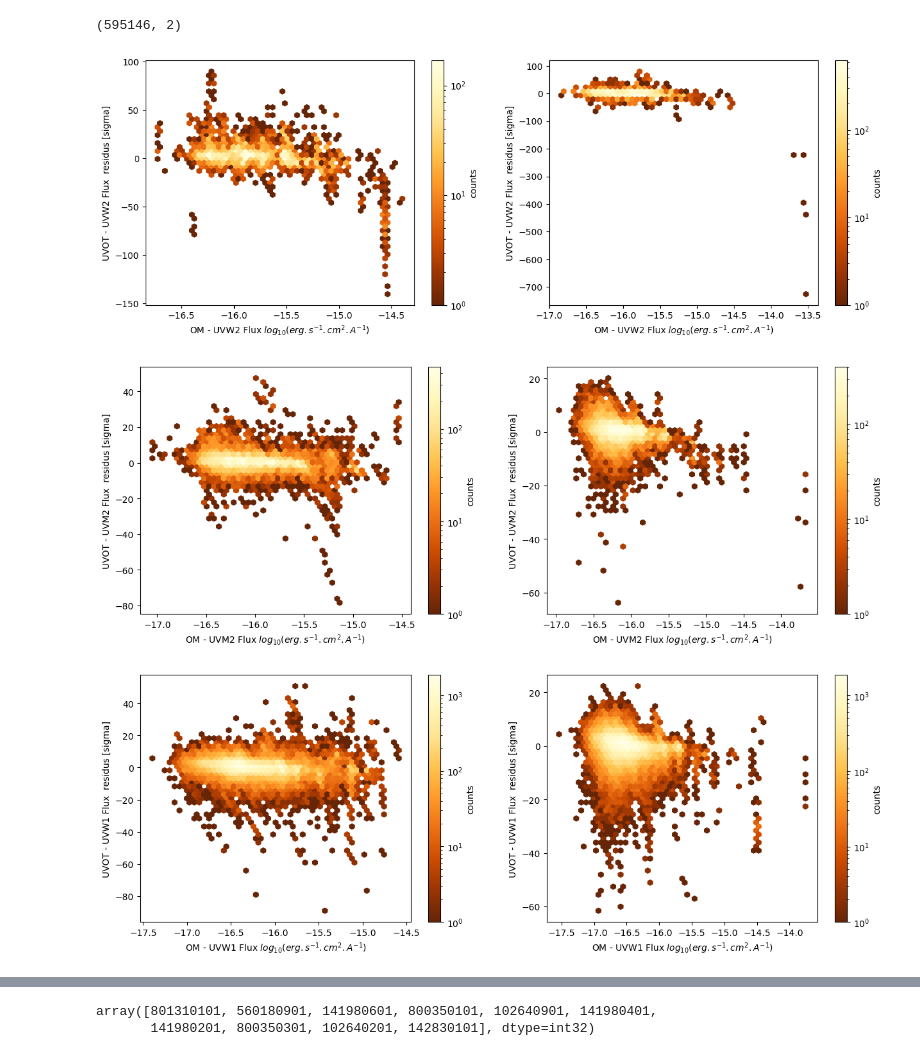
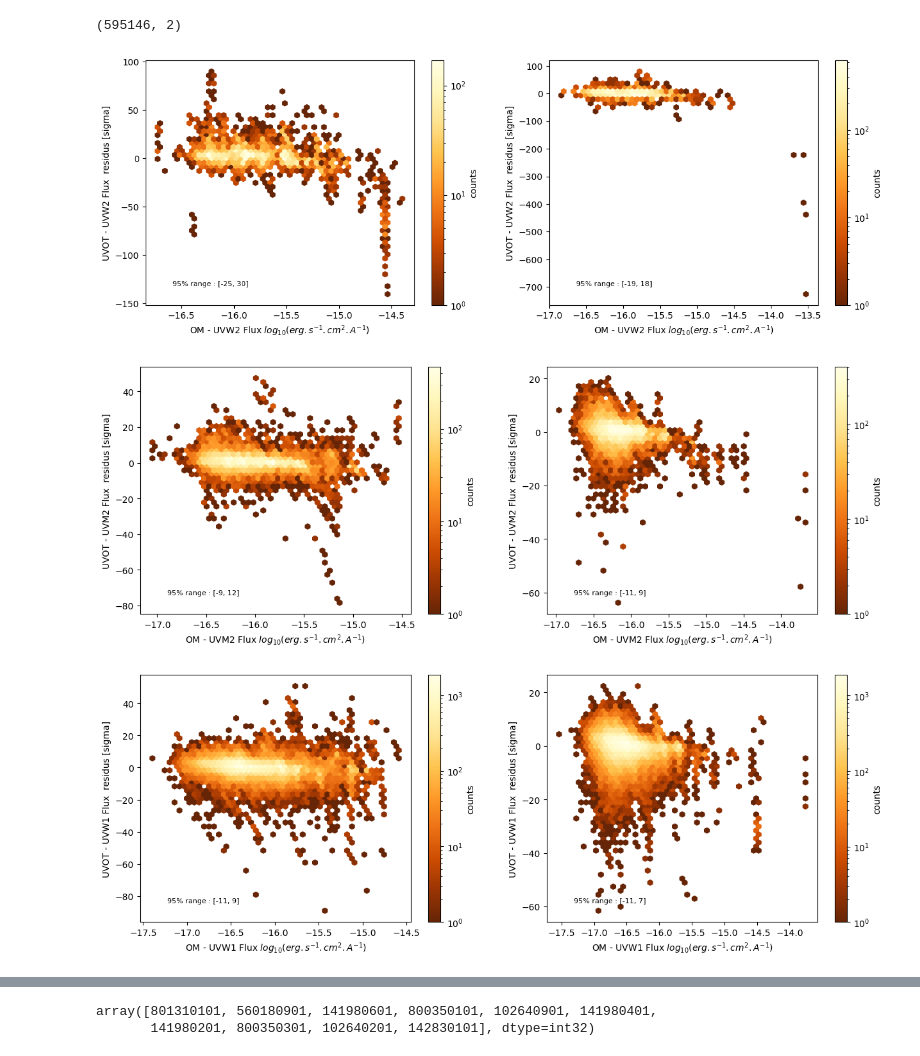
Before and after one commit to JulienValteau/TFM_TDE_Detection, a Jupyter notebook: UV_database_creation_pipeline/4- generate_catalogue_entries_db.ipynb, the cells around one changed output, grey strips where cells are left out. Drawn from its saved outputs; the diff is of its cells as text; code cells hidden in the pictures.

```diff
--- a/UV_database_creation_pipeline/4- generate_catalogue_entries_db.ipynb
+++ b/UV_database_creation_pipeline/4- generate_catalogue_entries_db.ipynb
@@ -524,6 +685,7 @@ df_match.shape
 # %% [output]
 (595146, 2)
 # %%
+# Comparison of both catalogues after calibration
 for flux in ['UVW2','UVM2','UVW1','U','B','V']:
 
     flux_name = flux + '_FLUX'
@@ -531,48 +693,66 @@ for flux in ['UVW2','UVM2','UVW1','U','B','V']:
     flag_extended = flux + '_EXTENDED'
     flux_quality = flux + '_QUALITY_FLAG'
 
-    # Dataframe UVOT for this band
+    # Selecting the calibrated UVOT data associated to the current flux only and keeping only the highest quality data
     df_flux_uvot = dat_UVOT_cor[['SRCNUM',flux_name,flux_err,flag_extended, flux_quality]].dropna(subset=[flux_name]).reset_index()
     df_flux_uvot = df_flux_uvot[df_flux_uvot[flux_quality] == 0]
 
-    # Data frame OM for this band
+    # Selecting the OM data associated to the current flux only and keeping only the highest quality data
     df_flux_om = dat_OM[['SRCNUM',flux_name,flux_err,flag_extended, flux_quality]].dropna(subset=[flux_name]).reset_index()
     df_flux_om = df_flux_om[df_flux_om[flux_quality] == 0]
 
-    # Merge results
+    # Rename the match dataframe column to avoid having two columns with the same name
     df_match = df_match.rename(columns={'SRCNUM_UVOT':'SRCNUM_UVOT_1','SRCNUM_OM':'SRCNUM_OM_1'})
+
+    # Merge all UVOT data with all OM data per sources using the UVOT-OM match dataframe
+    # to associate the source number from each catalogue
     df_merge = df_match.merge(df_flux_uvot, left_on='SRCNUM_UVOT_1', right_on='SRCNUM',
                               suffixes=(None,'_UVOT')).merge(df_flux_om, left_on='SRCNUM_OM_1',
                                                              right_on='SRCNUM',suffixes=('_UVOT','_OM'))
-   # Definition conservative of extended source
-    ind_extended = (df_merge[flag_extended+ '_UVOT'] == "True") | (df_merge[flag_extended+ '_OM'] == "True")
+
+    # Definition conservative of extended source: A source is considered extended only if it considered extended in both catalogue
+    ind_extended = (df_merge[flag_extended+ '_UVOT'] == "True") & (df_merge[flag_extended+ '_OM'] == "True")
 
     # Plot figure
     fig, (ax1, ax2) =plt.subplots(1,2,figsize=(15, 5))
 
+    # Plot of the related error between UVOT and OM weighted by the UVOT error for extended sources figure
     x=np.log10(df_merge.loc[ind_extended,flux_name + '_OM'])
     y=(df_merge.loc[ind_extended,flux_name + '_UVOT']-df_merge.loc[ind_extended,flux_name + '_OM'])/df_merge.loc[ind_extended,flux_err + '_UVOT']
     hb =ax1.hexbin(x,y,gridsize=50, bins='log', cmap='YlOrBr_r')
     cb = fig.colorbar(hb, ax=ax1, label='counts')
 
     xmin, xmax= ax1.get_xlim()
-    #ax1.plot([xmin, xmax],[xmin, xmax], color='black', linestyle='dashed', label="y=x for ext. src")
+
+    # Print the values corresponding to 95% range
+    low, high = np.percentile(y, [2.5, 97.5])
+    ax1.text(0.1, 0.1, '95% range : [' + "{0:.0f}".format(low) + ', ' + "{0:.0f}".format(high) + ']', dict(size=8), \
+            transform=ax1.transAxes, va='top')
+
+    # Add the axis label
     ax1.set_xlabel("OM - " + flux + ' Flux ' +"$log_{10}(erg.s^{-1}.cm^{2}.A^{-1})$")
     ax1.set_ylabel("UVOT - " + flux + ' Flux  residus [sigma]')
-    #ax1.legend(loc='upper right',prop={'size': 6},title= flux + " band")
 
+    # Plot of the related error between UVOT and OM weighted by the UVOT error for not extended sources figure
     x=np.log10(df_merge.loc[~ind_extended,flux_name + '_OM'])
     y=(df_merge.loc[~ind_extended,flux_name + '_UVOT']-df_merge.loc[~ind_extended,flux_name + '_OM'])/df_merge.loc[~ind_extended,flux_err + '_UVOT']
     hb =ax2.hexbin(x,y,gridsize=50, bins='log', cmap='YlOrBr_r')
     cb = fig.colorbar(hb, ax=ax2, label='counts')
 
     xmin, xmax= ax2.get_xlim()
-    #ax2.plot([xmin, xmax],[xmin, xmax], color='black', linestyle='dashed', label="y=x for not ext. src")
+
+    # Print the values corresponding to 95% range
+    low, high = np.percentile(y, [2.5, 97.5])
+    ax2.text(0.1, 0.1, '95% range : [' + "{0:.0f}".format(low) + ', ' + "{0:.0f}".format(high) + ']', dict(size=8), \
+            transform=ax2.transAxes, va='top')
+
+    # Add the axis label
     ax2.set_xlabel("OM - " + flux + ' Flux ' +"$log_{10}(erg.s^{-1}.cm^{2}.A^{-1})$")
     ax2.set_ylabel("UVOT - " + flux + ' Flux  residus [sigma]')
-    #ax2.legend(loc='upper right',prop={'size': 6},title= flux + " band")
+
+    # Save the figure
     fig.savefig(roots_tfm + '/Calibration/OM_vs_UVOT_ ' + flux + '_galaxies_residus.png',dpi=1200)
 # %% [output]
-[figure, old version]
+[figure, new version]
-[figure, old version]
+[figure, new version]
-[figure, old version]
+[figure, new version]
```
Also changed, not shown: parts of 51 cells of this notebook, 3 other files.
